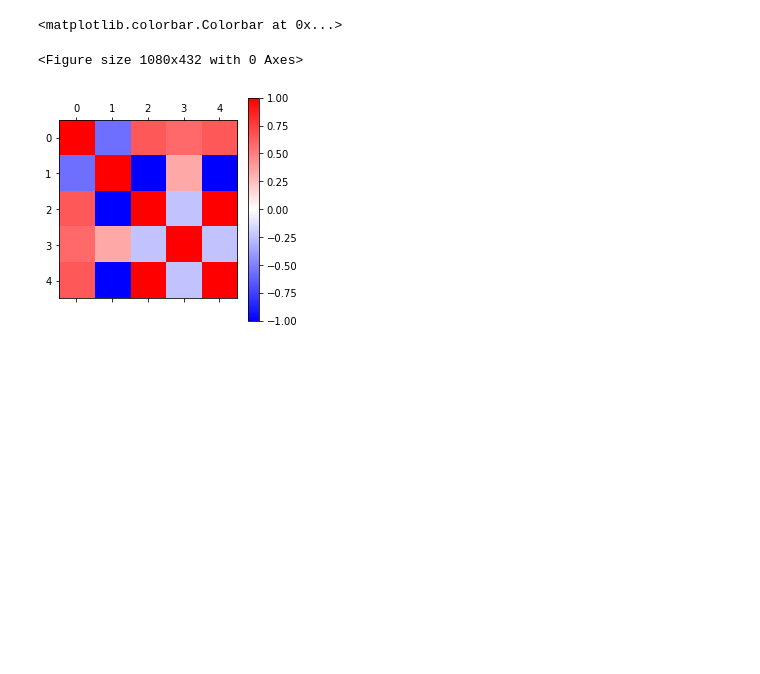
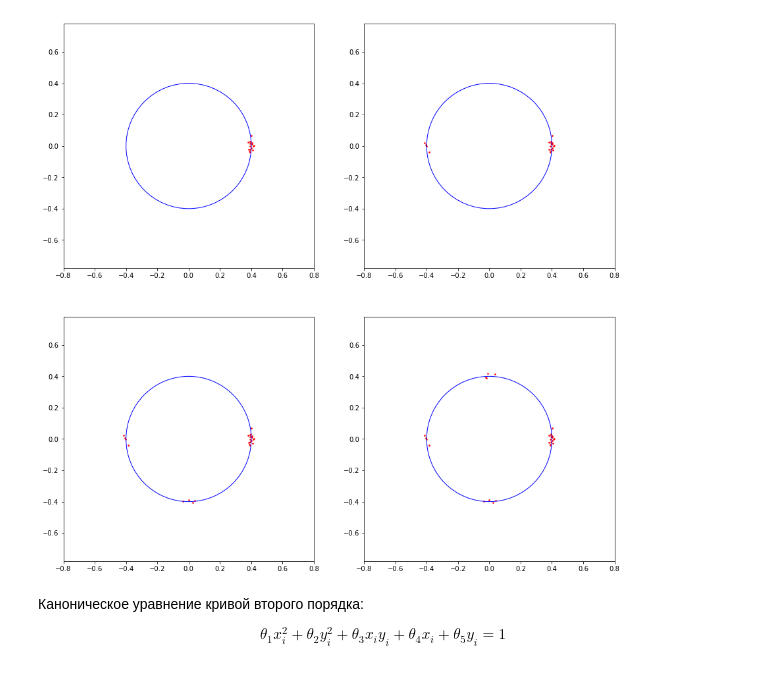
Before and after one commit to pyoadfe/seminars, a Jupyter notebook: ill_posed/ill_posed.ipynb, the cells around one changed output. Drawn from its saved outputs; the diff is of its cells as text; code cells hidden in the pictures; blank space fills up the shorter version.

```diff
--- a/ill_posed/ill_posed.ipynb
+++ b/ill_posed/ill_posed.ipynb
@@ -38,6 +5,0 @@ def fit_ellipse(x, rcond=None):
-# %%
-width, height = 1.25, 1.25
-
-lim = 5.0 / 180.0 * np.pi
-phi = np.linspace(-lim, lim, 4)
-x = generate_ellipse(phi, width, height, 4)
@@ -241,8 +5,0 @@ cor, np.diag(cov)
-# %%
-plt.figure(figsize=(15,6))
-plt.matshow(cor, vmin=-1.0, vmax=1.0, cmap='bwr')
-plt.colorbar()
-# %% [output]
-<matplotlib.colorbar.Colorbar at 0x...>
-<Figure size 1080x432 with 0 Axes>
-[figure, removed]
@@ -248,0 +26,41 @@ plt.colorbar()
+# %%
+WIDTH, HEIGHT = 0.8, 0.8
+NOISE_LEVEL = 0.0125
+# %%
+def generate_ellipse(phi):
+    x = np.vstack([WIDTH / 2 * np.cos(phi), HEIGHT / 2 * np.sin(phi)]).T
+    X = x + np.random.normal(loc = 0.0, scale = NOISE_LEVEL, size = x.shape)
+    return X
+# %%
+lim = 5.0 / 180.0 * np.pi
+phi = np.linspace(-lim, lim, 16)
+
+data = []
+data.append(generate_ellipse(phi))
+data.append(np.vstack([data[0],
+                       generate_ellipse(np.linspace(-lim - np.pi, lim - np.pi, 4))
+                      ]))
+data.append(np.vstack([data[1],
+                       generate_ellipse(np.linspace(-lim - 0.5*np.pi, lim - 0.5*np.pi, 4))
+                      ]))
+data.append(np.vstack([data[2],
+                       generate_ellipse(np.linspace(-lim + 0.5*np.pi, lim + 0.5*np.pi, 4))
+                      ]))
+# %%
+fig, axs = plt.subplots(2, 2, figsize=(15, 15))
+
+for i, d in enumerate(data):
+    ax = axs[i // 2, i % 2]
+
+    ax.scatter(*d.T,color='red', s=2.5)
+    ax.axis('equal')
+    ax.set_xlim(-WIDTH, WIDTH)
+    ax.set_ylim(-HEIGHT, HEIGHT)
+    ellipse = Ellipse((0, 0), width=WIDTH, height=HEIGHT, fill=False, edgecolor='blue')
+    ax.add_patch(ellipse)
+# %% [output]
+[figure, added]
+# %% [markdown]
+Каноническое уравнение кривой второго порядка:
+
+$$\theta_1 x_i^2 + \theta_2 y_i^2 + \theta_3 x_i y_i + \theta_4 x_i + \theta_5 y_i = 1$$
```
Also changed, not shown: parts of 35 cells of this notebook.
